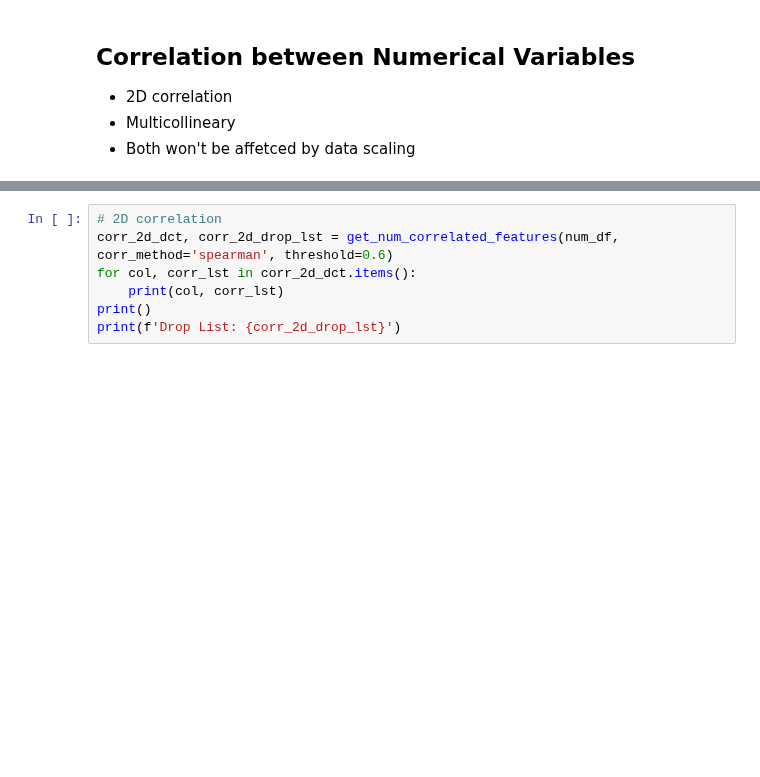
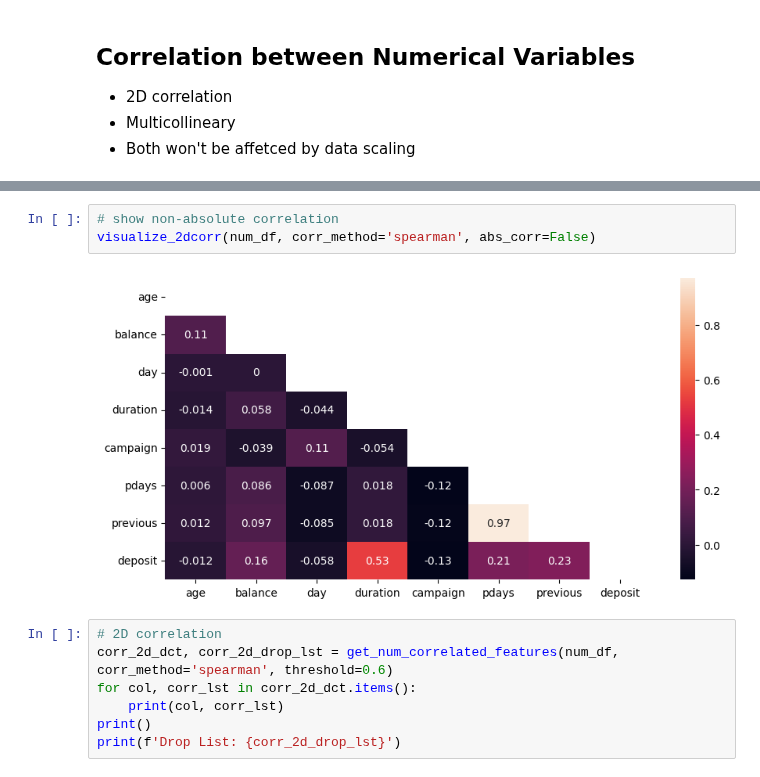
Before and after one commit to lady-h-world/My_Garden, a Jupyter notebook: code/resplendent_tree/correlation/correlations.ipynb, the cells around one changed output, grey strips where cells are left out. Drawn from its saved outputs; the diff is of its cells as text; blank space fills up the shorter version.

```diff
--- a/code/resplendent_tree/correlation/correlations.ipynb
+++ b/code/resplendent_tree/correlation/correlations.ipynb
@@ -104,3 +124,8 @@ def get_multicollineary_features(df, vif_threshold=10, exclude_cols=[]):
+# %%
+# show non-absolute correlation
+visualize_2dcorr(num_df, corr_method='spearman', abs_corr=False)
+# %% [output]
+[figure, added]
 # %%
 # 2D correlation
 corr_2d_dct, corr_2d_drop_lst = get_num_correlated_features(num_df, corr_method='spearman', threshold=0.6)
```
Also changed, not shown: parts of 3 cells of this notebook.
